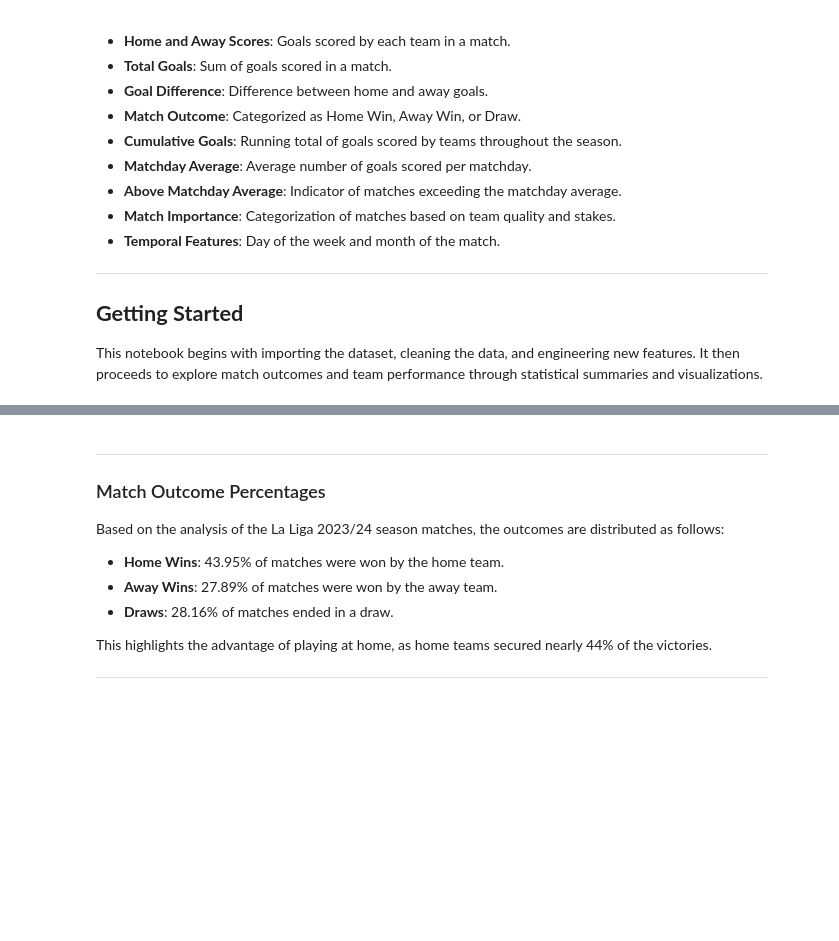
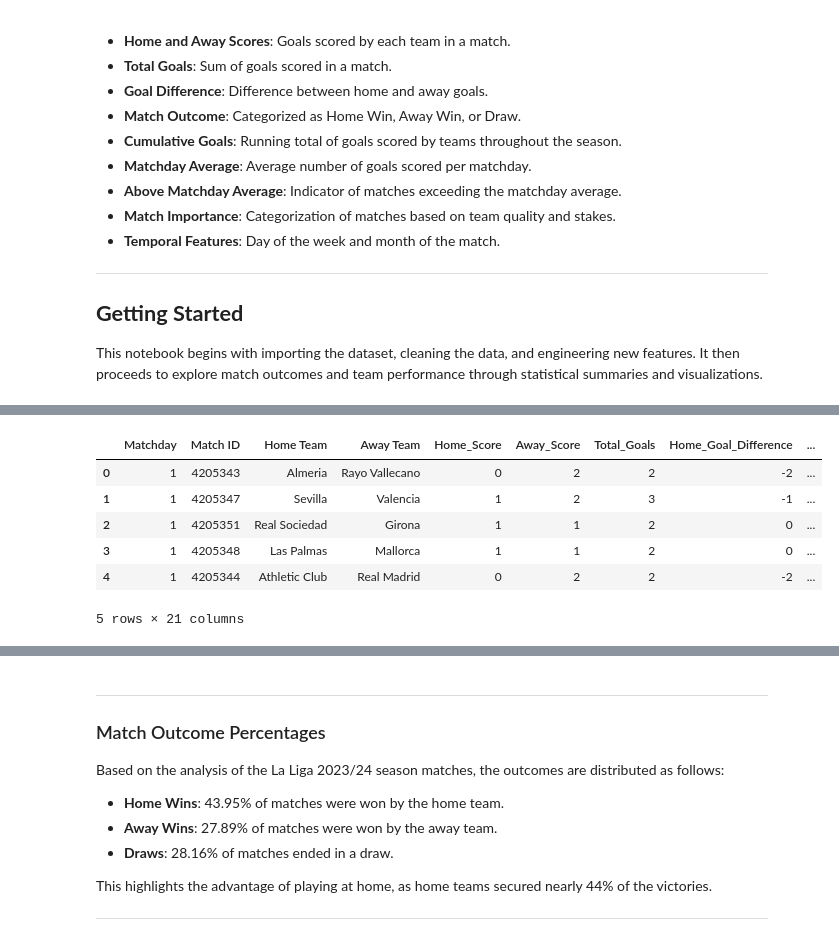
Before and after one commit to jsaintfleur/Machine-Learning-and-Insights-for-La-Liga-2023-24, a Jupyter notebook: la_liga_matches.ipynb, the cells around one changed output, grey strips where cells are left out. Drawn from its saved outputs; the diff is of its cells as text; code cells hidden in the pictures; blank space fills up the shorter version.

```diff
--- a/la_liga_matches.ipynb
+++ b/la_liga_matches.ipynb
@@ -70,8 +84,4 @@ from pmdarima import auto_arima  # For auto ARIMA model selection (optional)
 # %%
-# File paths for the datasets
-matches_file_path = "FIFA_datasets/laliga2023_34/Laliga_matches_23_24.csv"
-stadiums_file_path = "la_liga_stadiums.csv"
-
 # Read and process the matches dataset
 matches_df = (
     pd.read_csv(matches_file_path)
@@ -99,18 +109,11 @@ matches_df = (
 matches_df['UTC Time'] = pd.to_datetime(matches_df['UTC Time'])
 matches_df.set_index('UTC Time', inplace=True)
 
+# Ensure the index retains the name 'UTC Time'
+matches_df.index.name = 'UTC Time'
+
 # Read the enhanced stadiums dataset
 stadiums_df = pd.read_csv(stadiums_file_path)
-
-# Function to calculate haversine distance
-def haversine(lat1, lon1, lat2, lon2):
-    R = 6371  # Earth's radius in kilometers
-    lat1, lon1, lat2, lon2 = map(radians, [lat1, lon1, lat2, lon2])
-    dlat = lat2 - lat1
-    dlon = lon2 - lon1
-    a = sin(dlat / 2)**2 + cos(lat1) * cos(lat2) * sin(dlon / 2)**2
-    c = 2 * atan2(sqrt(a), sqrt(1 - a))
-    return R * c
 
 # Merge stadium information for home teams
 matches_df = matches_df.merge(
@@ -169,0 +151,10 @@ team_performance
+# %%
+matches_df.head()
+# %% [output]
+|  | Matchday | Match ID | Home Team | Away Team | Home_Score | Away_Score | Total_Goals | Home_Goal_Difference | ... |
+| 0 | 1 | 4205343 | Almeria | Rayo Vallecano | 0 | 2 | 2 | -2 | ... |
+| 1 | 1 | 4205347 | Sevilla | Valencia | 1 | 2 | 3 | -1 | ... |
+| 2 | 1 | 4205351 | Real Sociedad | Girona | 1 | 1 | 2 | 0 | ... |
+| 3 | 1 | 4205348 | Las Palmas | Mallorca | 1 | 1 | 2 | 0 | ... |
+| 4 | 1 | 4205344 | Athletic Club | Real Madrid | 0 | 2 | 2 | -2 | ... |
+5 rows × 21 columns
```
Also changed, not shown: parts of 36 cells of this notebook, 3 other files.
